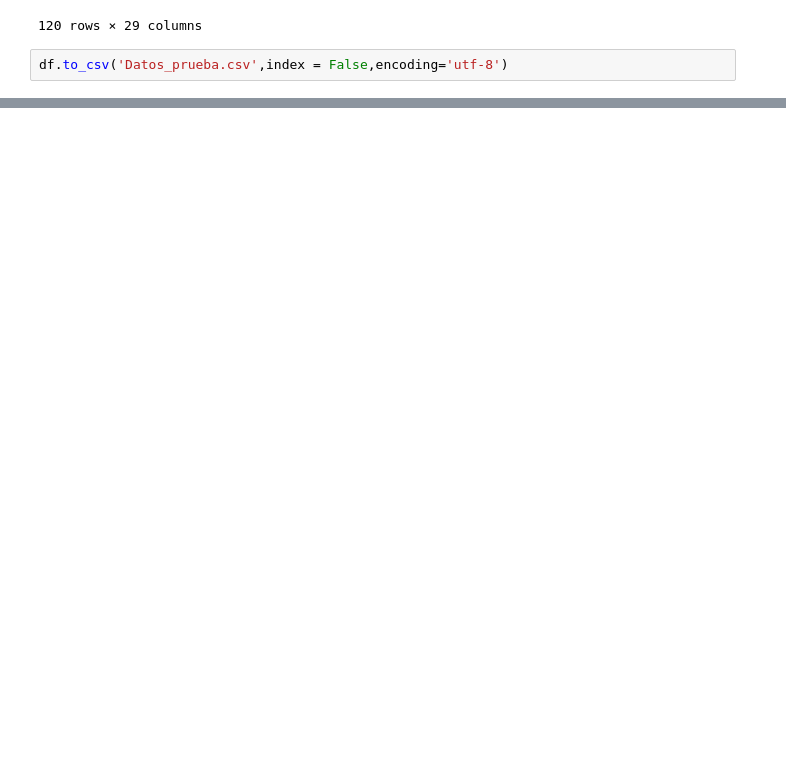
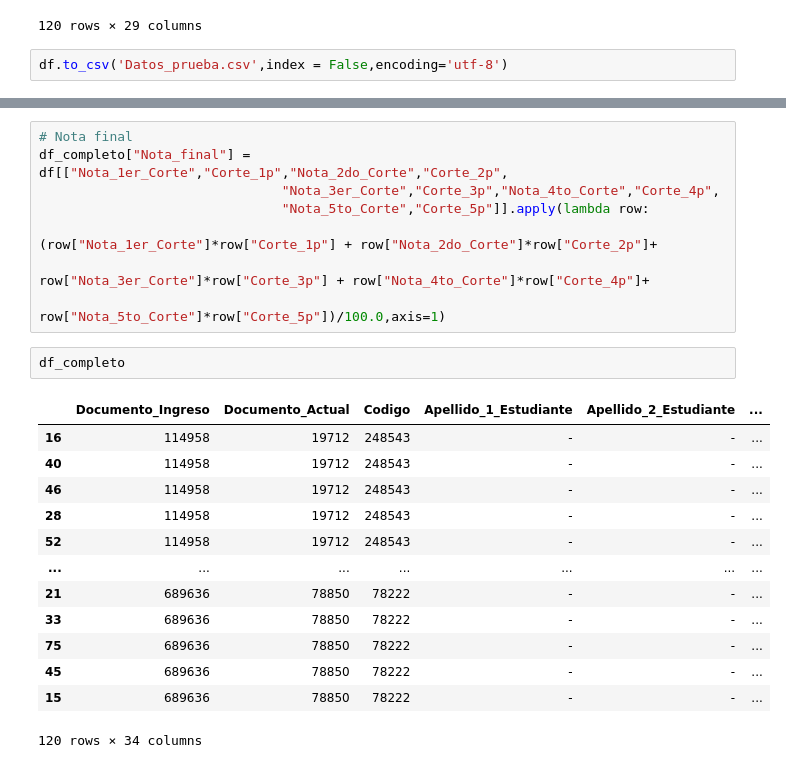
Before and after one commit to juanis2112/capstone2020, a Jupyter notebook: datos_prueba/Datos_Aleatorios.ipynb, the cells around one changed output, grey strips where cells are left out. Drawn from its saved outputs; the diff is of its cells as text; blank space fills up the shorter version.

```diff
--- a/datos_prueba/Datos_Aleatorios.ipynb
+++ b/datos_prueba/Datos_Aleatorios.ipynb
@@ -439,0 +526,24 @@ df.to_csv('Datos_prueba.csv',index = False,encoding='utf-8')
+# %%
+# Nota final
+df_completo["Nota_final"] = df[["Nota_1er_Corte","Corte_1p","Nota_2do_Corte","Corte_2p",
+                               "Nota_3er_Corte","Corte_3p","Nota_4to_Corte","Corte_4p",
+                               "Nota_5to_Corte","Corte_5p"]].apply(lambda row:
+                                                                   (row["Nota_1er_Corte"]*row["Corte_1p"] + row["Nota_2do_Corte"]*row["Corte_2p"]+
+                                                                   row["Nota_3er_Corte"]*row["Corte_3p"] + row["Nota_4to_Corte"]*row["Corte_4p"]+
+                                                                   row["Nota_5to_Corte"]*row["Corte_5p"])/100.0,axis=1)
+# %%
+df_completo
+# %% [output]
+|  | Documento_Ingreso | Documento_Actual | Codigo | Apellido_1_Estudiante | Apellido_2_Estudiante | ... |
+| 16 | 114958 | 19712 | 248543 | - | - | ... |
+| 40 | 114958 | 19712 | 248543 | - | - | ... |
+| 46 | 114958 | 19712 | 248543 | - | - | ... |
+| 28 | 114958 | 19712 | 248543 | - | - | ... |
+| 52 | 114958 | 19712 | 248543 | - | - | ... |
+| ... | ... | ... | ... | ... | ... | ... |
+| 21 | 689636 | 78850 | 78222 | - | - | ... |
+| 33 | 689636 | 78850 | 78222 | - | - | ... |
+| 75 | 689636 | 78850 | 78222 | - | - | ... |
+| 45 | 689636 | 78850 | 78222 | - | - | ... |
+| 15 | 689636 | 78850 | 78222 | - | - | ... |
+120 rows × 34 columns
```
Also changed, not shown: parts of 13 cells of this notebook.
